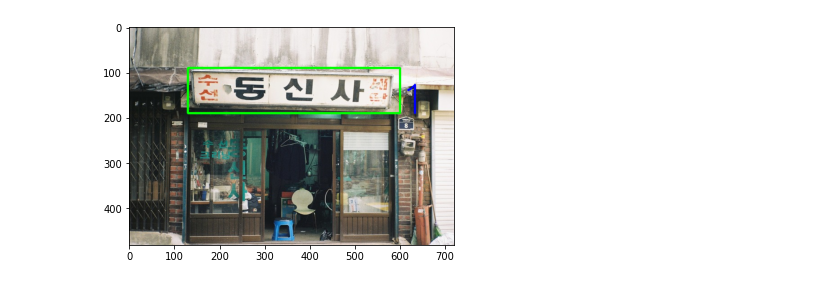
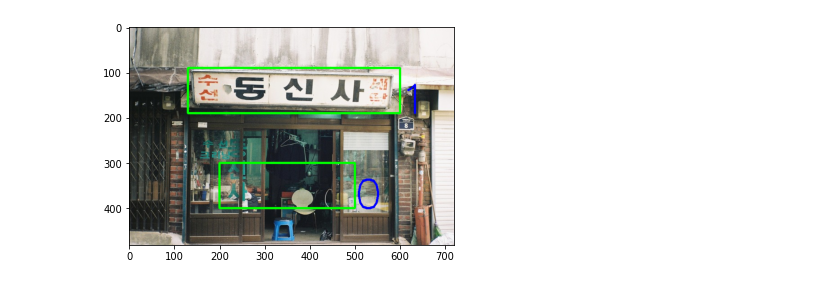
Before and after one commit to softn12/Signboard_detection, a Jupyter notebook: python_code/FasterRCNN.ipynb, the cells around one changed output. Cells and saved outputs as stored; diff of their text form; code cells hidden in the pictures.

```diff
--- a/python_code/FasterRCNN.ipynb
+++ b/python_code/FasterRCNN.ipynb
@@ -32,14 +31,14 @@ plt.show()
 # %%
 # Object imformation : a set of bounding boxes [ymin, xmin, ymax, xmax] and their labels
-bbox0 = np.array([90, 130, 190, 600])
-labels = np.array([1]) #0 : background, 1: signboard
+bbox0 = np.array([[90, 130, 190, 600], [300, 200, 400, 500]])
+labels = np.array([1, 0]) #0 : background, 1: signboard
 # %%
 # display bounding box and labels
 img0_clone = np.copy(img0)
 for i in range(len(bbox0)):
-  cv2.rectangle(img0_clone, (bbox0[1], bbox0[0]), (bbox0[3], bbox0[2]), color=(0, 255, 0), thickness=3)
-  cv2.putText(img0_clone, str(int(labels[0])), (bbox0[3], bbox0[2]), cv2.FONT_HERSHEY_SIMPLEX, 3, (0,0,255), thickness=3)
+  cv2.rectangle(img0_clone, (bbox0[i][1], bbox0[i][0]), (bbox0[i][3], bbox0[i][2]), color=(0, 255, 0), thickness=3)
+  cv2.putText(img0_clone, str(int(labels[i])), (bbox0[i][3], bbox0[i][2]), cv2.FONT_HERSHEY_SIMPLEX, 3, (0,0,255), thickness=3)
 plt.imshow(img0_clone)
 plt.show()
 # %% [output]
-[figure, old version]
+[figure, new version]
```
Also changed, not shown: parts of 21 cells of this notebook.
